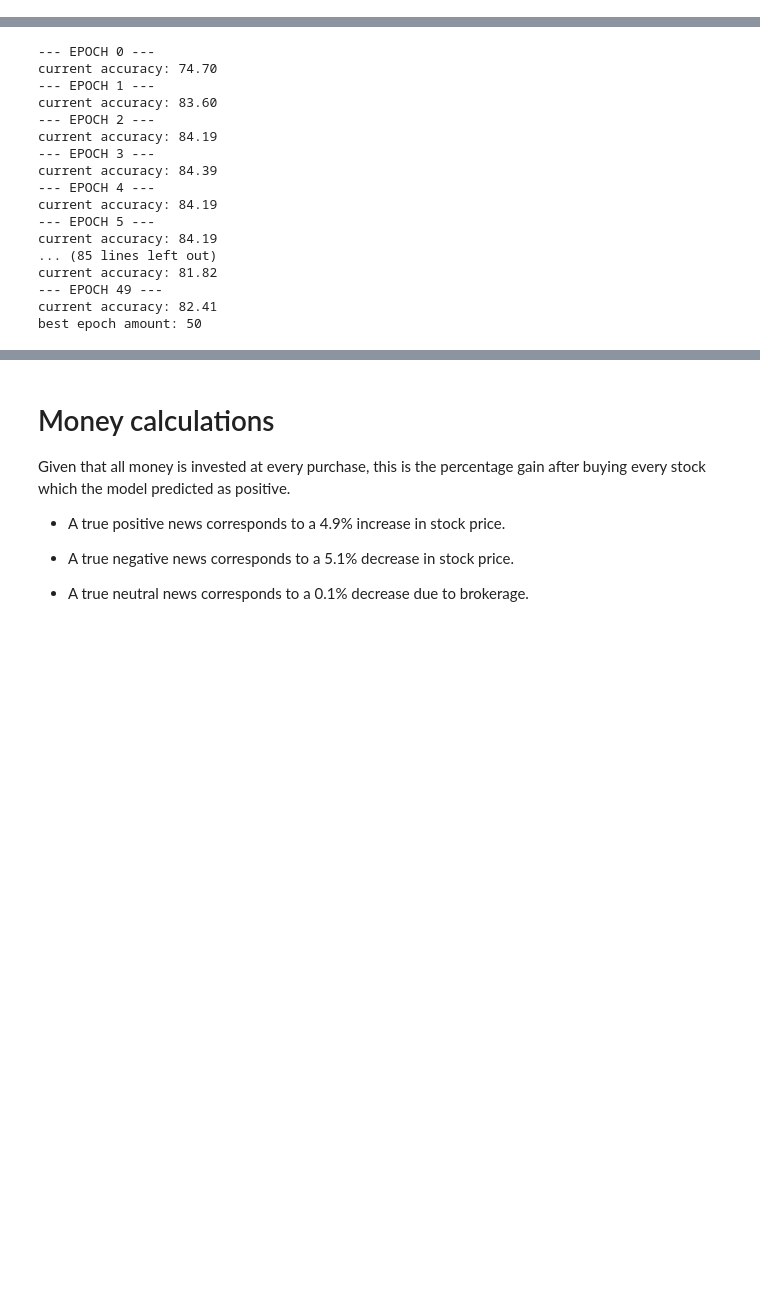
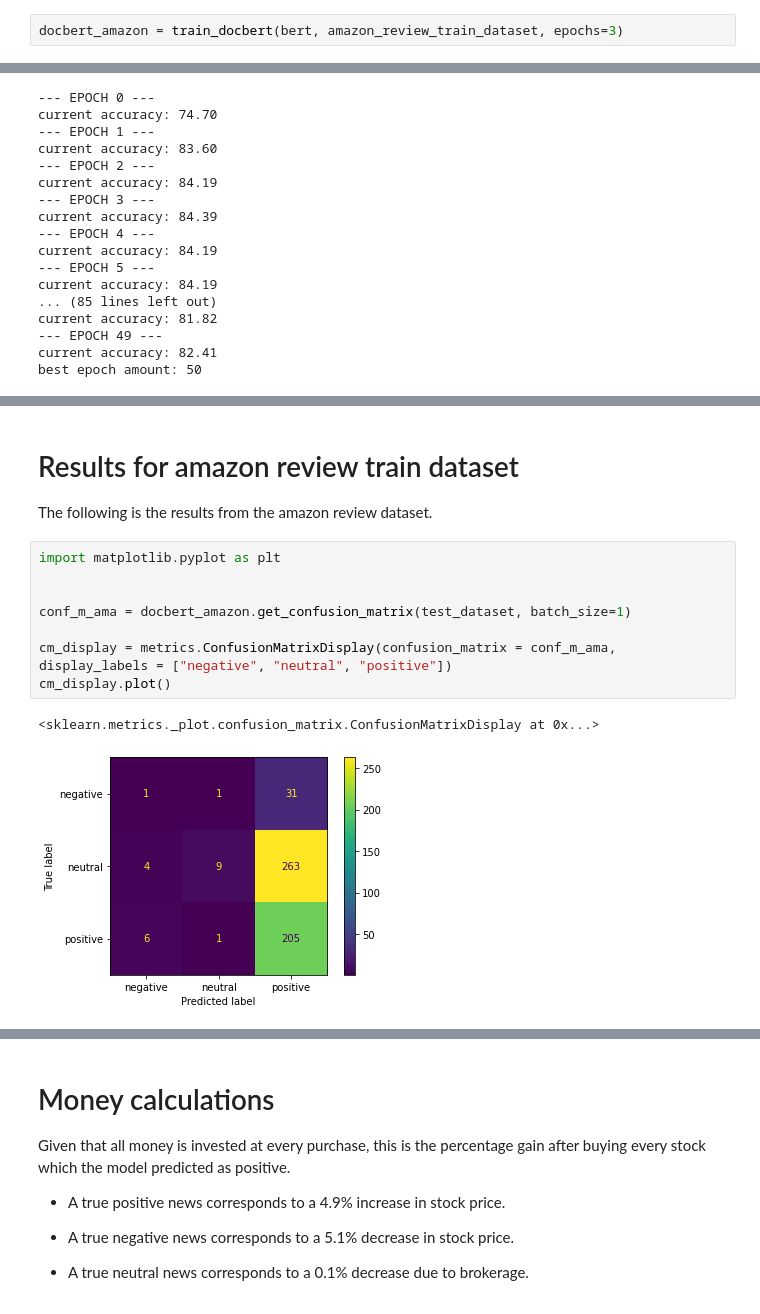
Before and after one commit to EliasLeijon/NLP-DocBERT-financial-news-trading, a Jupyter notebook: financialNewsBert.ipynb, the cells around one changed output, grey strips where cells are left out. Saved outputs shown, nothing was run; the diff lists cells and outputs as text; blank space fills up the shorter version.

```diff
--- a/financialNewsBert.ipynb
+++ b/financialNewsBert.ipynb
@@ -414,3 +410,5 @@ def calc_from_conf_matrix(conf_matrix, label_names):
 
     # accuracy
     print("Total accuracy is {:.2f}%".format(100*accuracy/tot_sum))
+# %%
+docbert_amazon = train_docbert(bert, amazon_review_train_dataset, epochs=3)
@@ -466,0 +525,15 @@ Total accuracy is 52.40%
+# %% [markdown]
+# Results for amazon review train dataset
+
+The following is the results from the amazon review dataset.
+# %%
+import matplotlib.pyplot as plt
+
+
+conf_m_ama = docbert_amazon.get_confusion_matrix(test_dataset, batch_size=1)
+
+cm_display = metrics.ConfusionMatrixDisplay(confusion_matrix = conf_m_ama, display_labels = ["negative", "neutral", "positive"])
+cm_display.plot()
+# %% [output]
+<sklearn.metrics._plot.confusion_matrix.ConfusionMatrixDisplay at 0x...>
+[figure, added]
```
Also changed, not shown: parts of 11 cells of this notebook.
